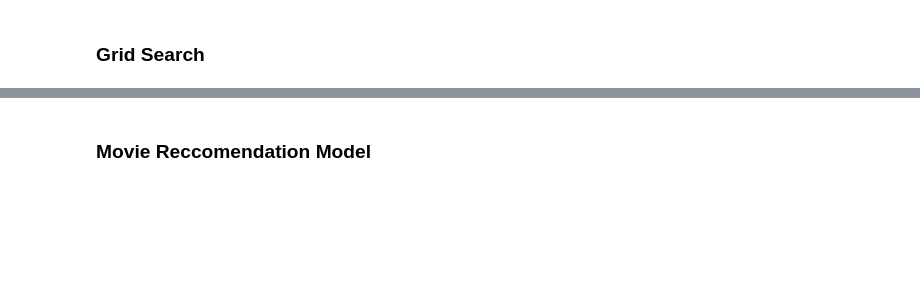
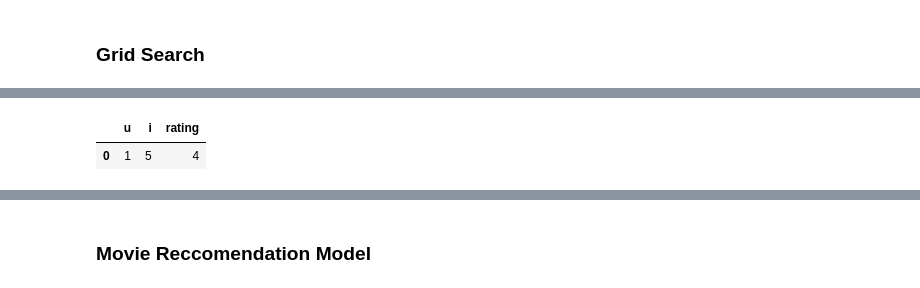
Before and after one commit to dablake7/bsc-phase-four-project, a Jupyter notebook: notebooks/exploratory/gabe/phase_4_project.ipynb, the cells around one changed output, grey strips where cells are left out. Saved outputs shown, nothing was run; the diff lists cells and outputs as text; code cells hidden in the pictures; blank space fills up the shorter version.

```diff
--- a/notebooks/exploratory/gabe/phase_4_project.ipynb
+++ b/notebooks/exploratory/gabe/phase_4_project.ipynb
@@ -476,0 +535,6 @@ BEST params:     {'n_epochs': 20, 'lr_all': 0.005, 'reg_all': 0.02}
+# %%
+t = pd.DataFrame([[1, 5, 4]], columns=['u', 'i', 'rating'])
+t
+# %% [output]
+|  | u | i | rating |
+| 0 | 1 | 5 | 4 |
```
Also changed, not shown: parts of 39 cells of this notebook, 2 other files.
